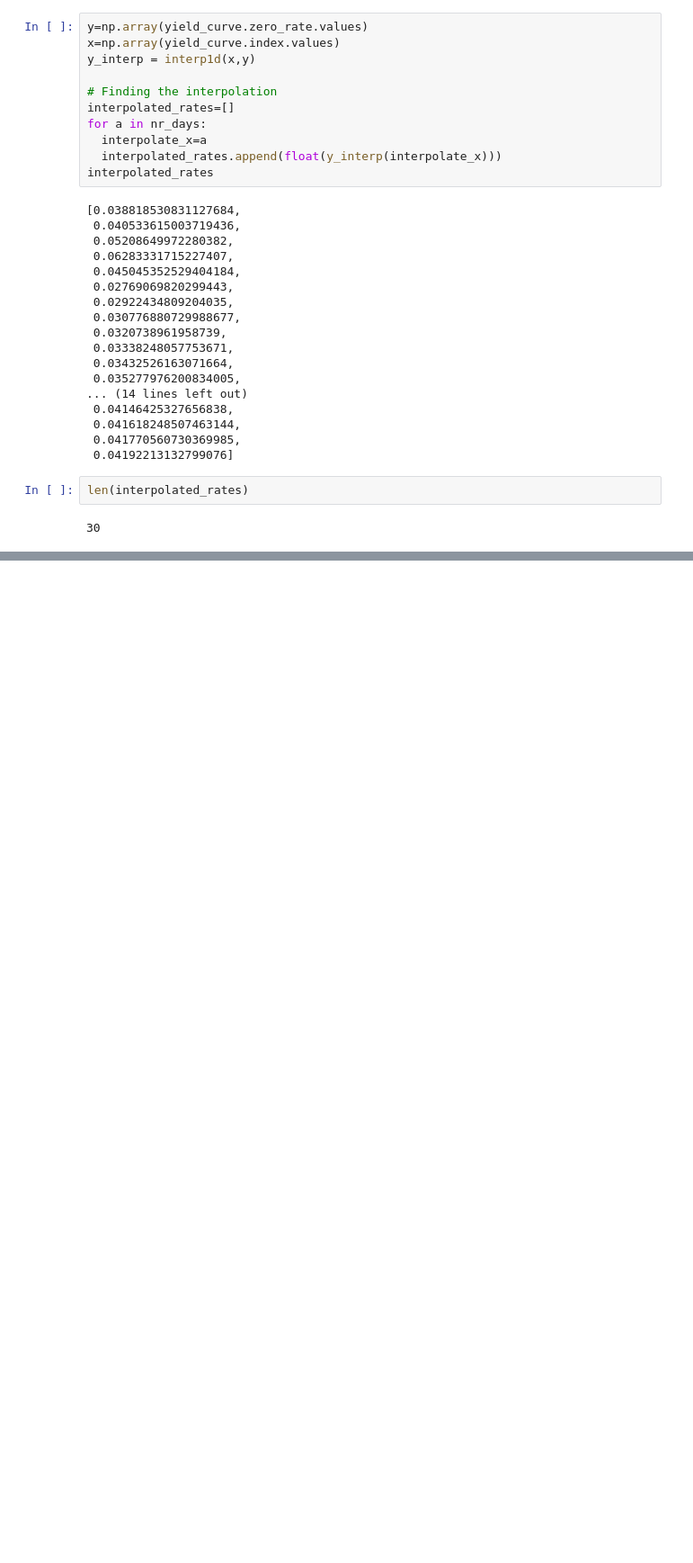
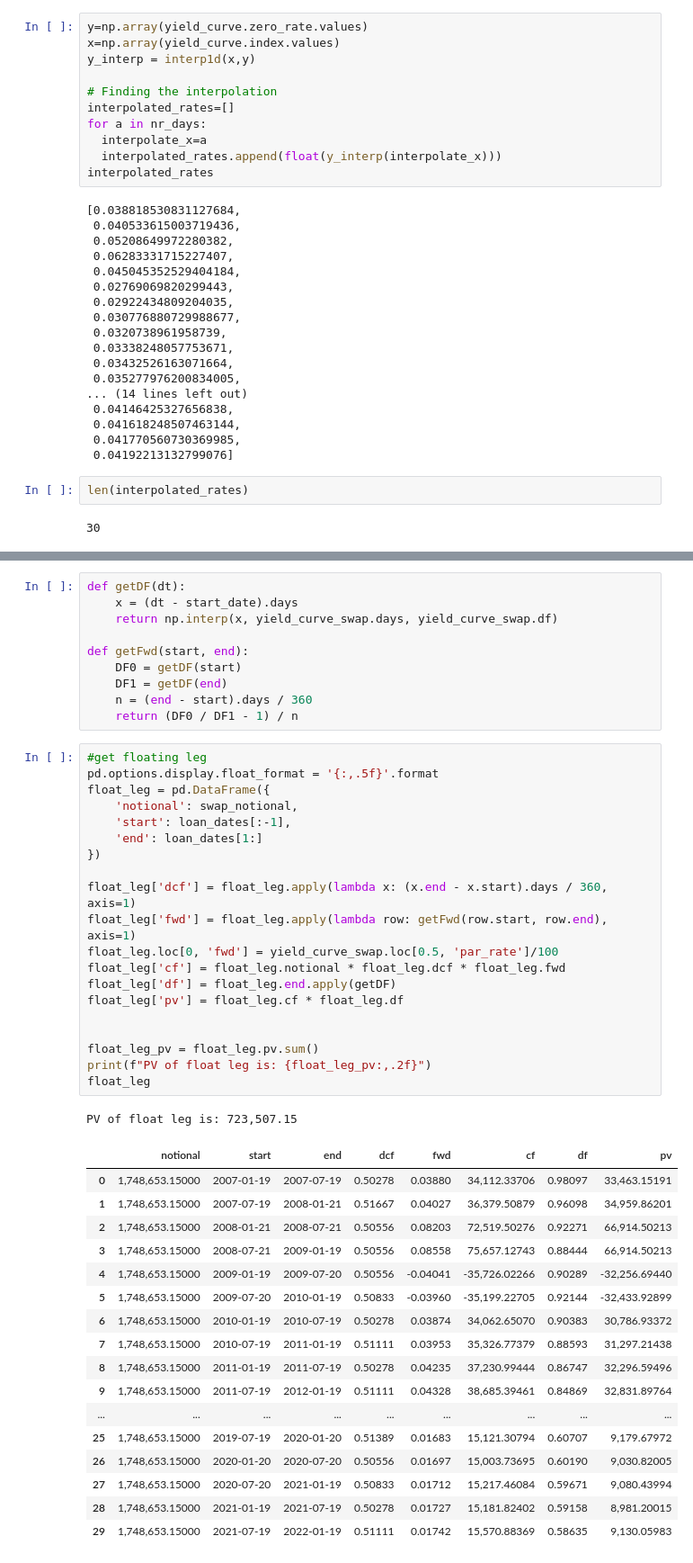
Before and after one commit to mayer19/FinancialDerivativesGroupProject, a Jupyter notebook: Derivatives.ipynb, the cells around one changed output, grey strips where cells are left out. Shown at 90% size. Cells and saved outputs as stored; diff of their text form; blank space fills up the shorter version.

```diff
--- a/Derivatives.ipynb
+++ b/Derivatives.ipynb
@@ -484,0 +515,49 @@ array([  67880.14621622,   70879.23355714,   91081.22181276,
+# %%
+def getDF(dt):
+    x = (dt - start_date).days
+    return np.interp(x, yield_curve_swap.days, yield_curve_swap.df)
+
+def getFwd(start, end):
+    DF0 = getDF(start)
+    DF1 = getDF(end)
+    n = (end - start).days / 360
+    return (DF0 / DF1 - 1) / n
+# %%
+#get floating leg
+pd.options.display.float_format = '{:,.5f}'.format
+float_leg = pd.DataFrame({
+    'notional': swap_notional,
+    'start': loan_dates[:-1],
+    'end': loan_dates[1:]
+})
+
+float_leg['dcf'] = float_leg.apply(lambda x: (x.end - x.start).days / 360, axis=1)
+float_leg['fwd'] = float_leg.apply(lambda row: getFwd(row.start, row.end), axis=1)
+float_leg.loc[0, 'fwd'] = yield_curve_swap.loc[0.5, 'par_rate']/100
+float_leg['cf'] = float_leg.notional * float_leg.dcf * float_leg.fwd
+float_leg['df'] = float_leg.end.apply(getDF)
+float_leg['pv'] = float_leg.cf * float_leg.df
+
+
+float_leg_pv = float_leg.pv.sum()
+print(f"PV of float leg is: {float_leg_pv:,.2f}")
+float_leg
+# %% [output]
+PV of float leg is: 723,507.15
+|  | notional | start | end | dcf | fwd | cf | df | pv |
+| 0 | 1,748,653.15000 | 2007-01-19 | 2007-07-19 | 0.50278 | 0.03880 | 34,112.33706 | 0.98097 | 33,463.15191 |
+| 1 | 1,748,653.15000 | 2007-07-19 | 2008-01-21 | 0.51667 | 0.04027 | 36,379.50879 | 0.96098 | 34,959.86201 |
+| 2 | 1,748,653.15000 | 2008-01-21 | 2008-07-21 | 0.50556 | 0.08203 | 72,519.50276 | 0.92271 | 66,914.50213 |
+| 3 | 1,748,653.15000 | 2008-07-21 | 2009-01-19 | 0.50556 | 0.08558 | 75,657.12743 | 0.88444 | 66,914.50213 |
+| 4 | 1,748,653.15000 | 2009-01-19 | 2009-07-20 | 0.50556 | -0.04041 | -35,726.02266 | 0.90289 | -32,256.69440 |
+| 5 | 1,748,653.15000 | 2009-07-20 | 2010-01-19 | 0.50833 | -0.03960 | -35,199.22705 | 0.92144 | -32,433.92899 |
+| 6 | 1,748,653.15000 | 2010-01-19 | 2010-07-19 | 0.50278 | 0.03874 | 34,062.65070 | 0.90383 | 30,786.93372 |
+| 7 | 1,748,653.15000 | 2010-07-19 | 2011-01-19 | 0.51111 | 0.03953 | 35,326.77379 | 0.88593 | 31,297.21438 |
+| 8 | 1,748,653.15000 | 2011-01-19 | 2011-07-19 | 0.50278 | 0.04235 | 37,230.99444 | 0.86747 | 32,296.59496 |
+| 9 | 1,748,653.15000 | 2011-07-19 | 2012-01-19 | 0.51111 | 0.04328 | 38,685.39461 | 0.84869 | 32,831.89764 |
+| ... | ... | ... | ... | ... | ... | ... | ... | ... |
+| 25 | 1,748,653.15000 | 2019-07-19 | 2020-01-20 | 0.51389 | 0.01683 | 15,121.30794 | 0.60707 | 9,179.67972 |
+| 26 | 1,748,653.15000 | 2020-01-20 | 2020-07-20 | 0.50556 | 0.01697 | 15,003.73695 | 0.60190 | 9,030.82005 |
+| 27 | 1,748,653.15000 | 2020-07-20 | 2021-01-19 | 0.50833 | 0.01712 | 15,217.46084 | 0.59671 | 9,080.43994 |
+| 28 | 1,748,653.15000 | 2021-01-19 | 2021-07-19 | 0.50278 | 0.01727 | 15,181.82402 | 0.59158 | 8,981.20015 |
+| 29 | 1,748,653.15000 | 2021-07-19 | 2022-01-19 | 0.51111 | 0.01742 | 15,570.88369 | 0.58635 | 9,130.05983 |
```
Also changed, not shown: parts of 14 cells of this notebook.
